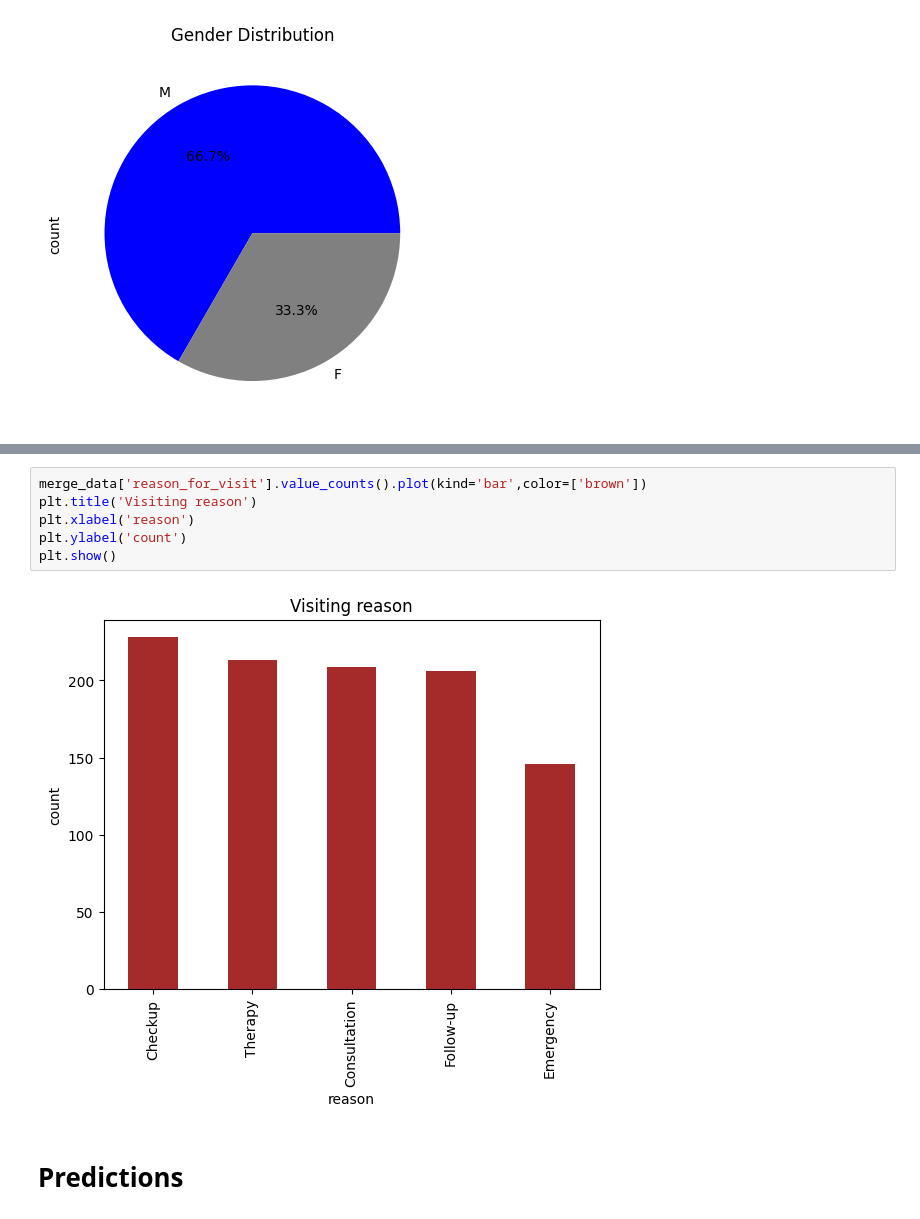
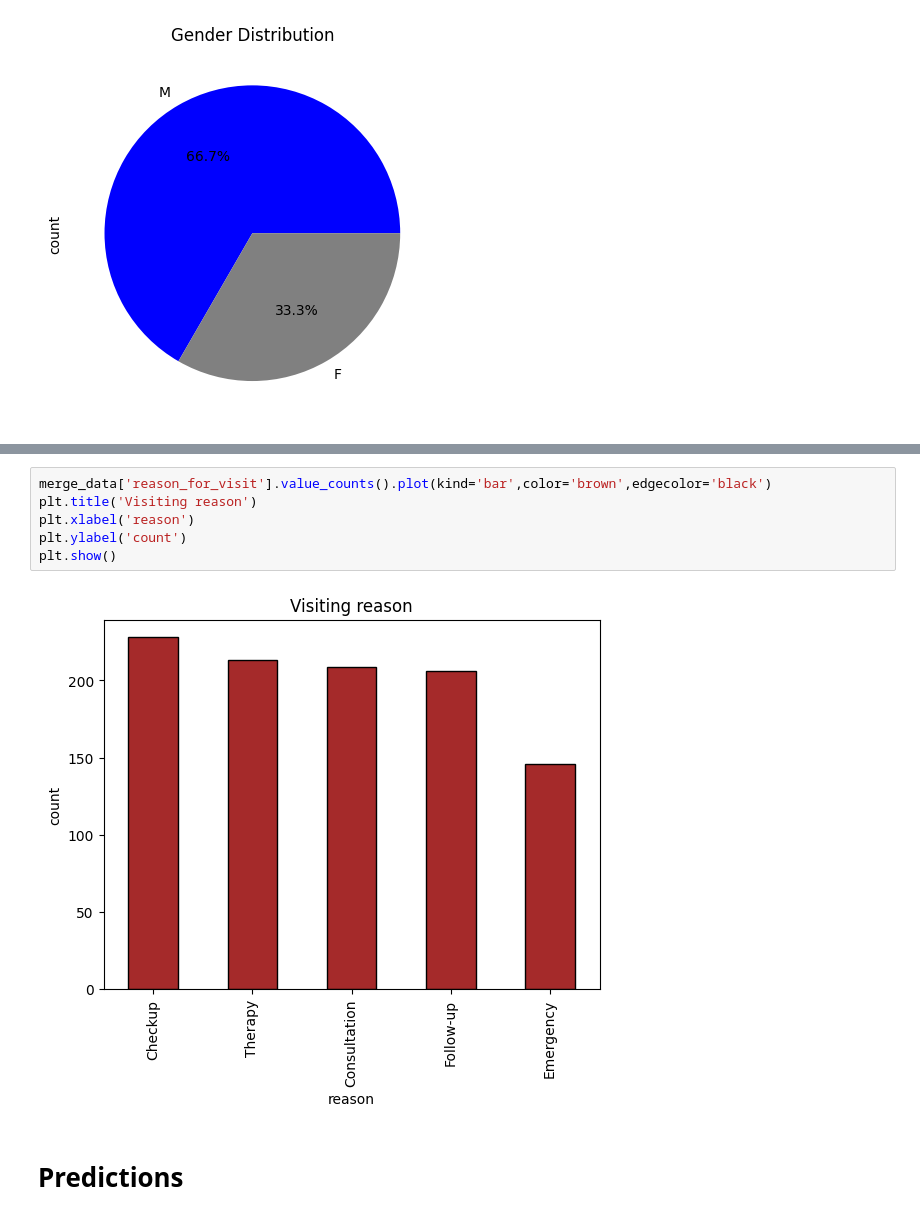
Before and after one commit to Jayaprathap-Data-Science/Analysis-Using-MY-SQL, a Jupyter notebook: healhcare-project-analysis.ipynb, the cells around one changed output, grey strips where cells are left out. Saved outputs shown, nothing was run; the diff lists cells and outputs as text.

```diff
--- a/healhcare-project-analysis.ipynb
+++ b/healhcare-project-analysis.ipynb
@@ -401,11 +401,11 @@ plt.show()
 # %%
-merge_data['reason_for_visit'].value_counts().plot(kind='bar',color=['brown'])
+merge_data['reason_for_visit'].value_counts().plot(kind='bar',color='brown',edgecolor='black')
 plt.title('Visiting reason')
 plt.xlabel('reason')
 plt.ylabel('count')
 plt.show()
 # %% [output]
-[figure, old version]
+[figure, new version]
 # %% [markdown]
 # Predictions
 # %%
```
Also changed, not shown: parts of 10 cells of this notebook.
